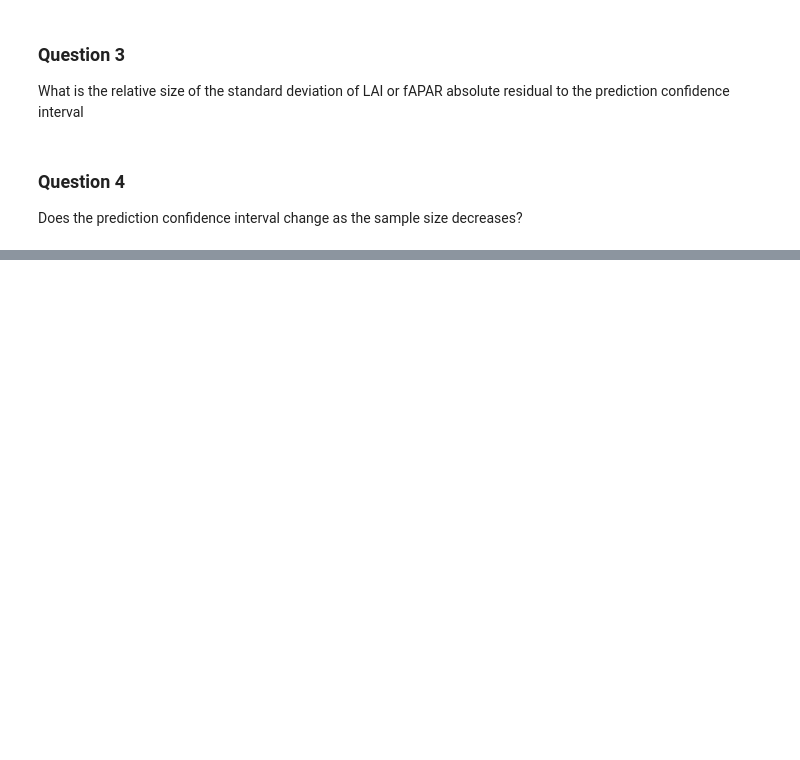
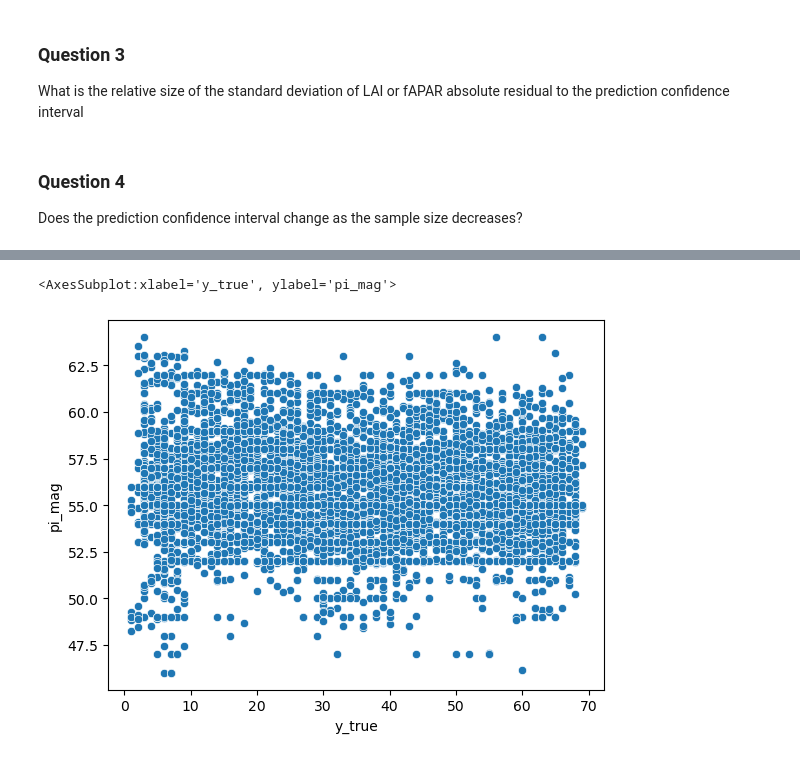
Before and after one commit to watermelonxx/WorkTerm-Winter2023, a Jupyter notebook: ModelingUncertainty.ipynb, the cells around one changed output, grey strips where cells are left out. Cells and saved outputs as stored; diff of their text form; code cells hidden in the pictures; blank space fills up the shorter version.

```diff
--- a/ModelingUncertainty.ipynb
+++ b/ModelingUncertainty.ipynb
@@ -317,0 +389,5 @@ Does the prediction confidence interval change as the sample size decreases?
+# %%
+sns.scatterplot(data=valbiomeDictLAI[biome]['result_df_50'].loc[valbiomeDictLAI[biome]['result_df_50']['predictor'] == 'rf'], x='y_true', y='pi_mag')
+# %% [output]
+<AxesSubplot:xlabel='y_true', ylabel='pi_mag'>
+[figure, added]
```
Also changed, not shown: parts of 30 cells of this notebook.
